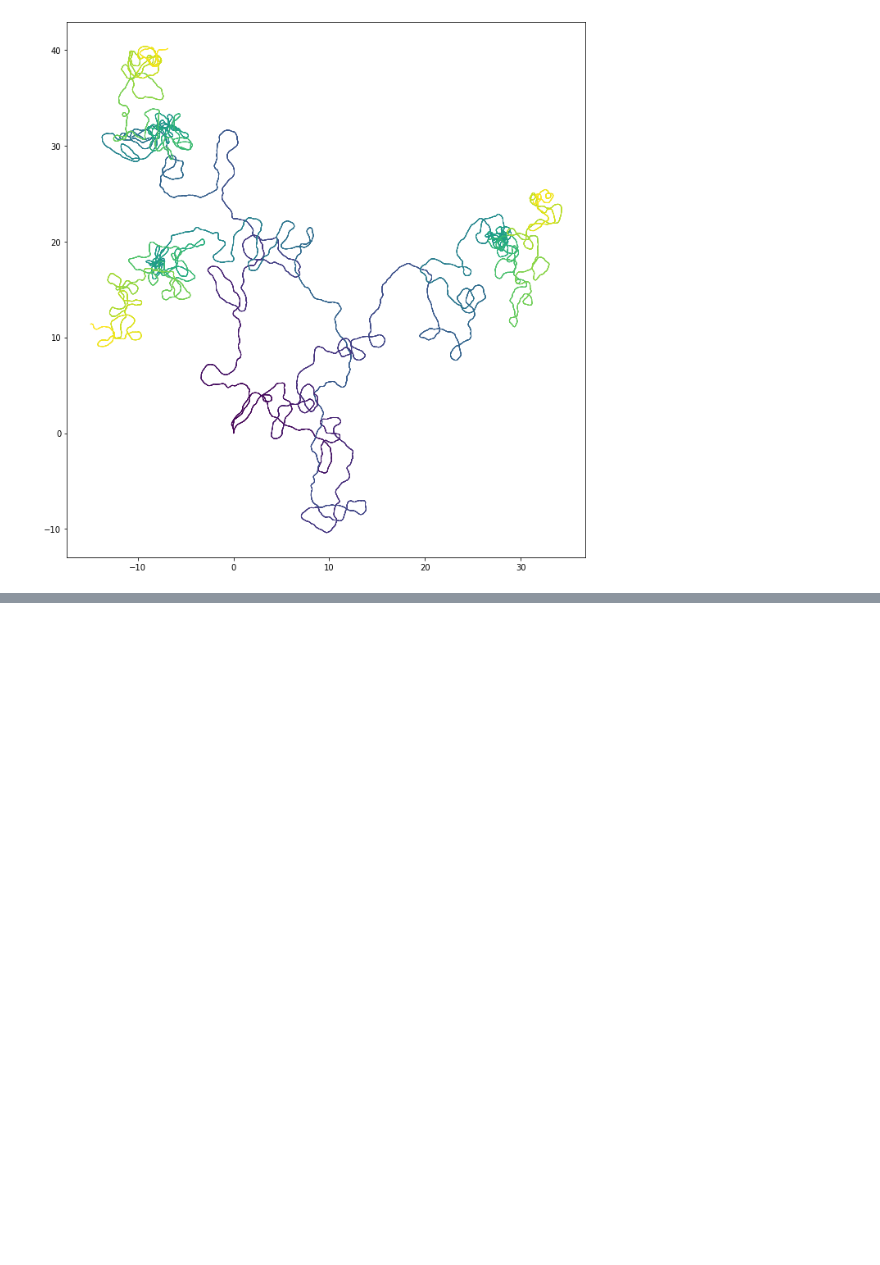
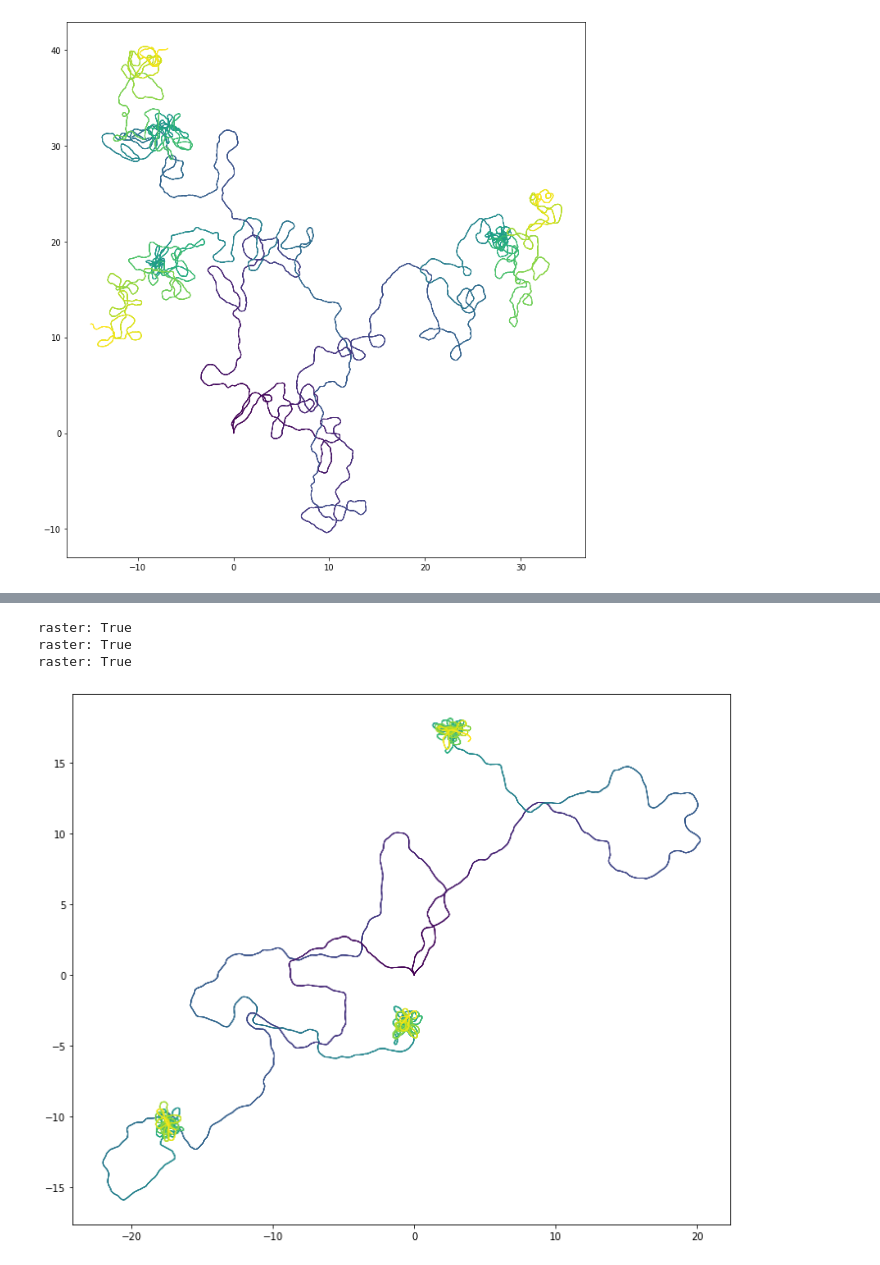
Before and after one commit to kukasyachka/path-integration, a Jupyter notebook: generated_trajs.ipynb, the cells around one changed output, grey strips where cells are left out. Saved outputs shown, nothing was run; the diff lists cells and outputs as text; code cells hidden in the pictures; blank space fills up the shorter version.

```diff
--- a/generated_trajs.ipynb
+++ b/generated_trajs.ipynb
@@ -381,0 +447,11 @@ for fname in files_long[7:8]:
+# %%
+f, ax = plt.subplots(figsize=(12,12))
+
+for fname in fnames_stim[:3]:
+    df = pd.read_csv(fname)
+    plot_trajectory(df.x* k, df.y* k, ax)
+# %% [output]
+raster: True
+raster: True
+raster: True
+[figure, added]
```
Also changed, not shown: parts of 21 cells of this notebook, 2 other files.
